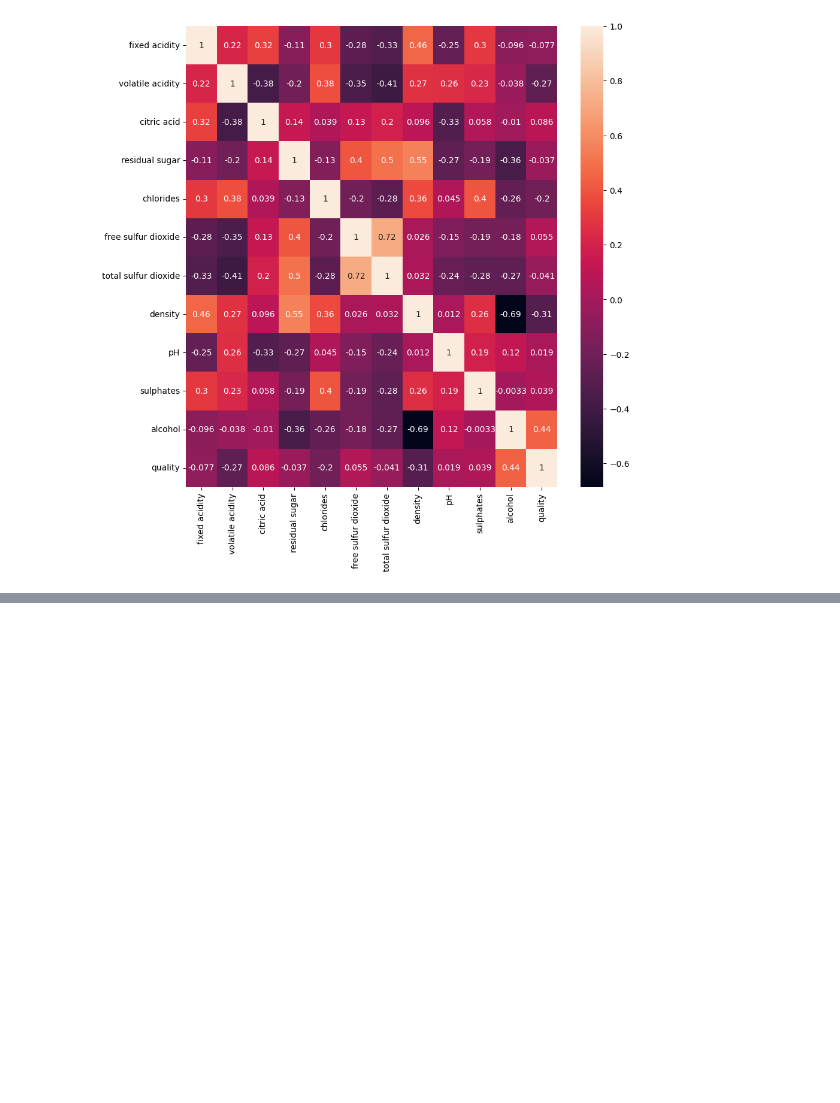
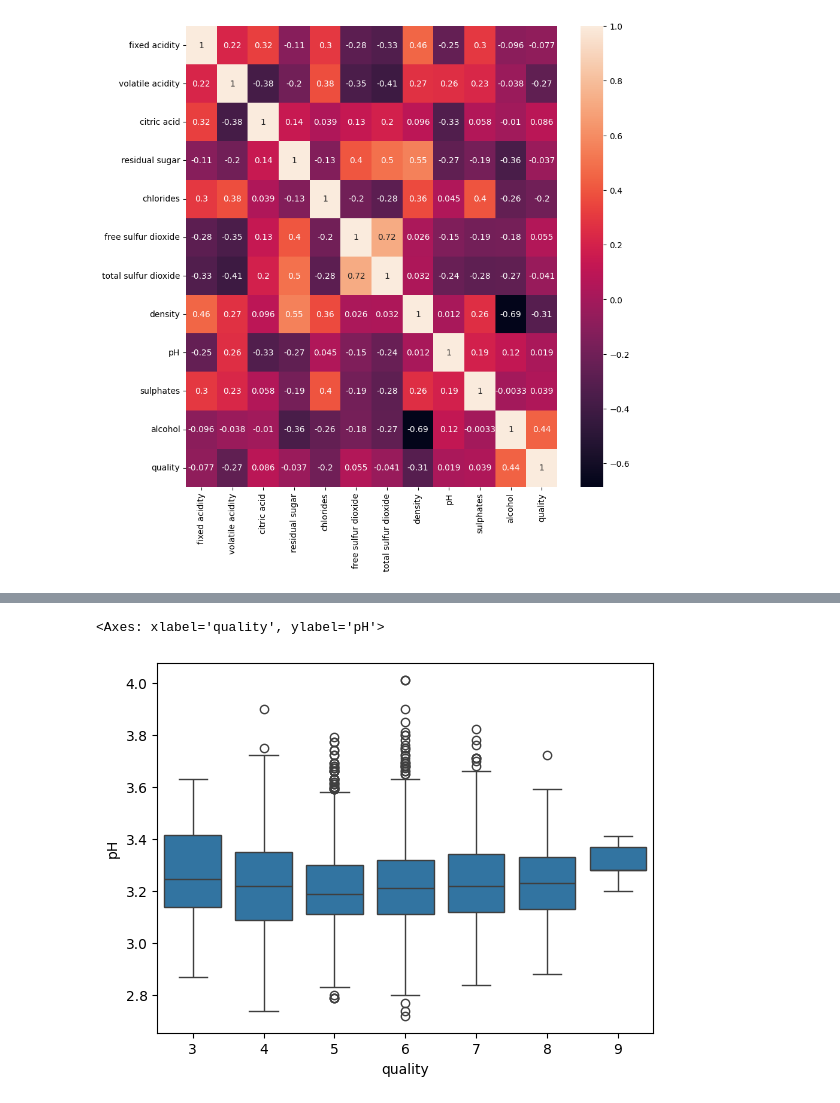
Before and after one commit to mut-rogers/WineQualityEDA, a Jupyter notebook: winequality.ipynb, the cells around one changed output, grey strips where cells are left out. Drawn from its saved outputs; the diff is of its cells as text; code cells hidden in the pictures; blank space fills up the shorter version.

```diff
--- a/winequality.ipynb
+++ b/winequality.ipynb
@@ -84,0 +97,5 @@ sns.heatmap(wine_corr, annot=True)
+# %%
+sns.boxplot(wine_dataset, x="quality", y="pH")
+# %% [output]
+<Axes: xlabel='quality', ylabel='pH'>
+[figure, added]
```
Also changed, not shown: parts of 2 cells of this notebook.
